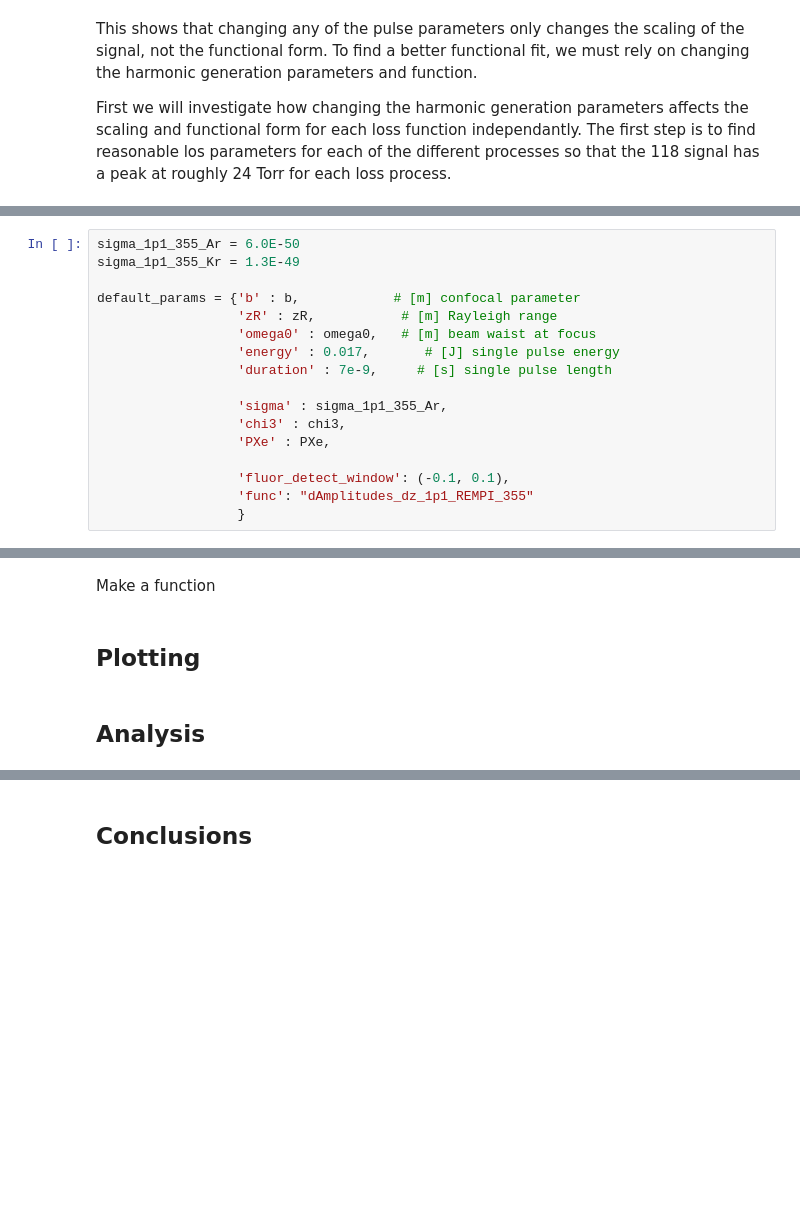
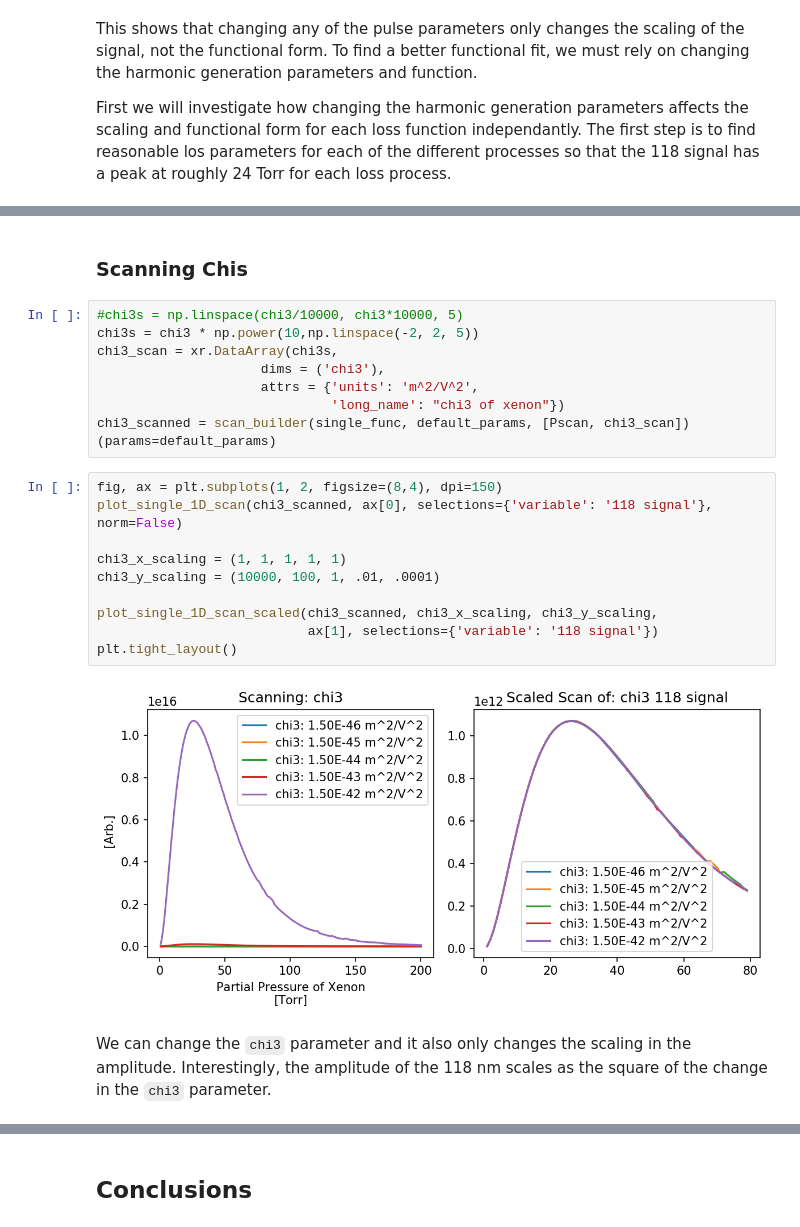
Before and after one commit to jasonbossert/uv_generation, a Jupyter notebook: notebooks/vuv_gen_1D_prop_model.ipynb, the cells around one changed output, grey strips where cells are left out. Saved outputs shown, nothing was run; the diff lists cells and outputs as text; blank space fills up the shorter version.

Commit message:
Finish up 1D analysis and sync ideas across notebooks

```diff
--- a/notebooks/vuv_gen_1D_prop_model.ipynb
+++ b/notebooks/vuv_gen_1D_prop_model.ipynb
@@ -751,17 +740,0 @@ default_params = {'b' : b,            # [m] confocal parameter
-# %%
-sigma_1p1_355_Ar = 6.0E-50
-sigma_1p1_355_Kr = 1.3E-49
-
-default_params = {'b' : b,            # [m] confocal parameter
-                  'zR' : zR,           # [m] Rayleigh range
-                  'omega0' : omega0,   # [m] beam waist at focus
-                  'energy' : 0.017,       # [J] single pulse energy
-                  'duration' : 7e-9,     # [s] single pulse length
-
-                  'sigma' : sigma_1p1_355_Ar,
-                  'chi3' : chi3,
-                  'PXe' : PXe,
-
-                  'fluor_detect_window': (-0.1, 0.1),
-                  'func': "dAmplitudes_dz_1p1_REMPI_355"
-                  }
@@ -791,6 +741,24 @@ NameError: name 'energy_scan' is not defined
-# %% [markdown]
-Make a function
-# %% [markdown]
-## Plotting
-# %% [markdown]
-## Analysis
+# %% [markdown]
+### Scanning Chis
+# %%
+#chi3s = np.linspace(chi3/10000, chi3*10000, 5)
+chi3s = chi3 * np.power(10,np.linspace(-2, 2, 5))
+chi3_scan = xr.DataArray(chi3s,
+                     dims = ('chi3'),
+                     attrs = {'units': 'm^2/V^2',
+                              'long_name': "chi3 of xenon"})
+chi3_scanned = scan_builder(single_func, default_params, [Pscan, chi3_scan])(params=default_params)
+# %%
+fig, ax = plt.subplots(1, 2, figsize=(8,4), dpi=150)
+plot_single_1D_scan(chi3_scanned, ax[0], selections={'variable': '118 signal'}, norm=False)
+
+chi3_x_scaling = (1, 1, 1, 1, 1)
+chi3_y_scaling = (10000, 100, 1, .01, .0001)
+
+plot_single_1D_scan_scaled(chi3_scanned, chi3_x_scaling, chi3_y_scaling,
+                           ax[1], selections={'variable': '118 signal'})
+plt.tight_layout()
+# %% [output]
+[figure, added]
+# %% [markdown]
+We can change the `chi3` parameter and it also only changes the scaling in the amplitude. Interestingly, the amplitude of the 118 nm scales as the square of the change in the `chi3` parameter.
```
Also changed, not shown: parts of 54 cells of this notebook, 3 other files.
